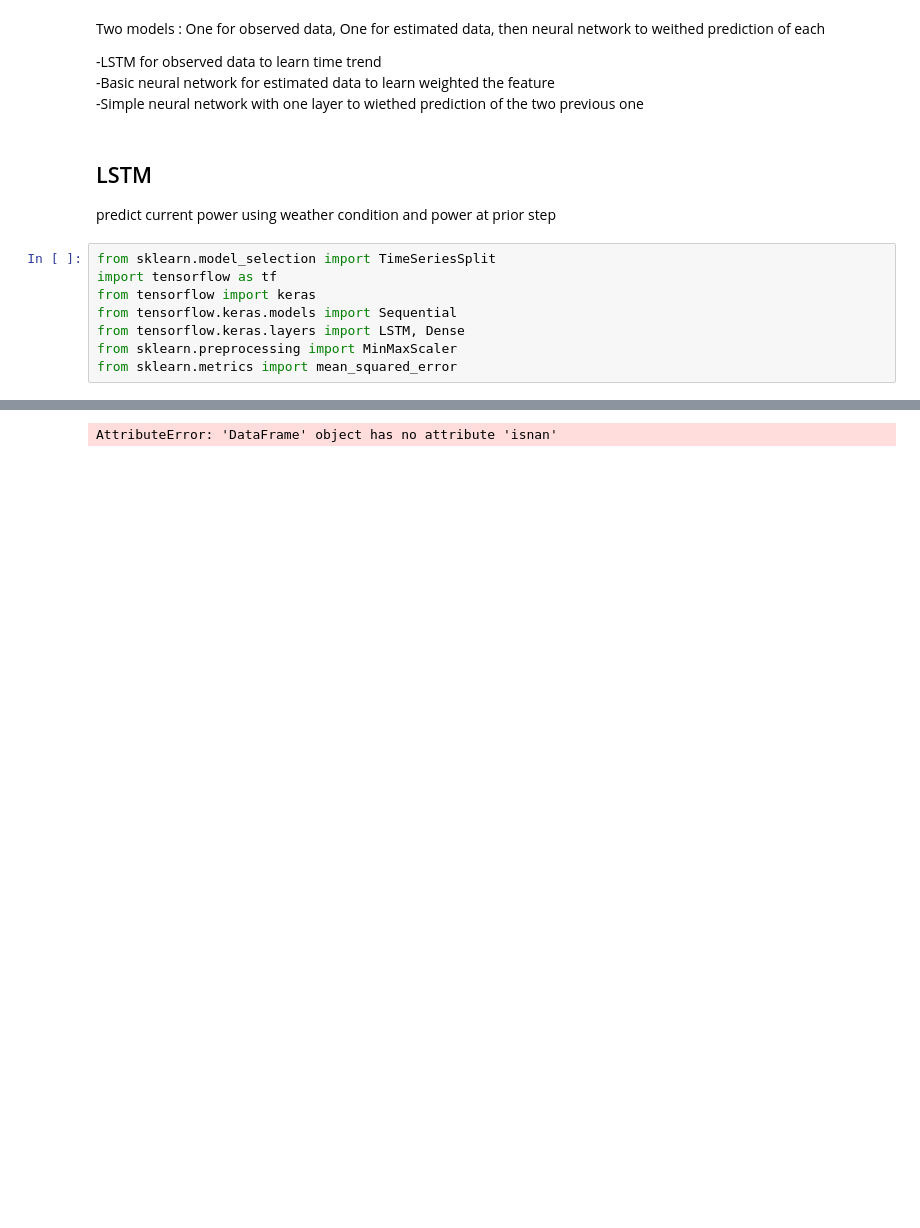
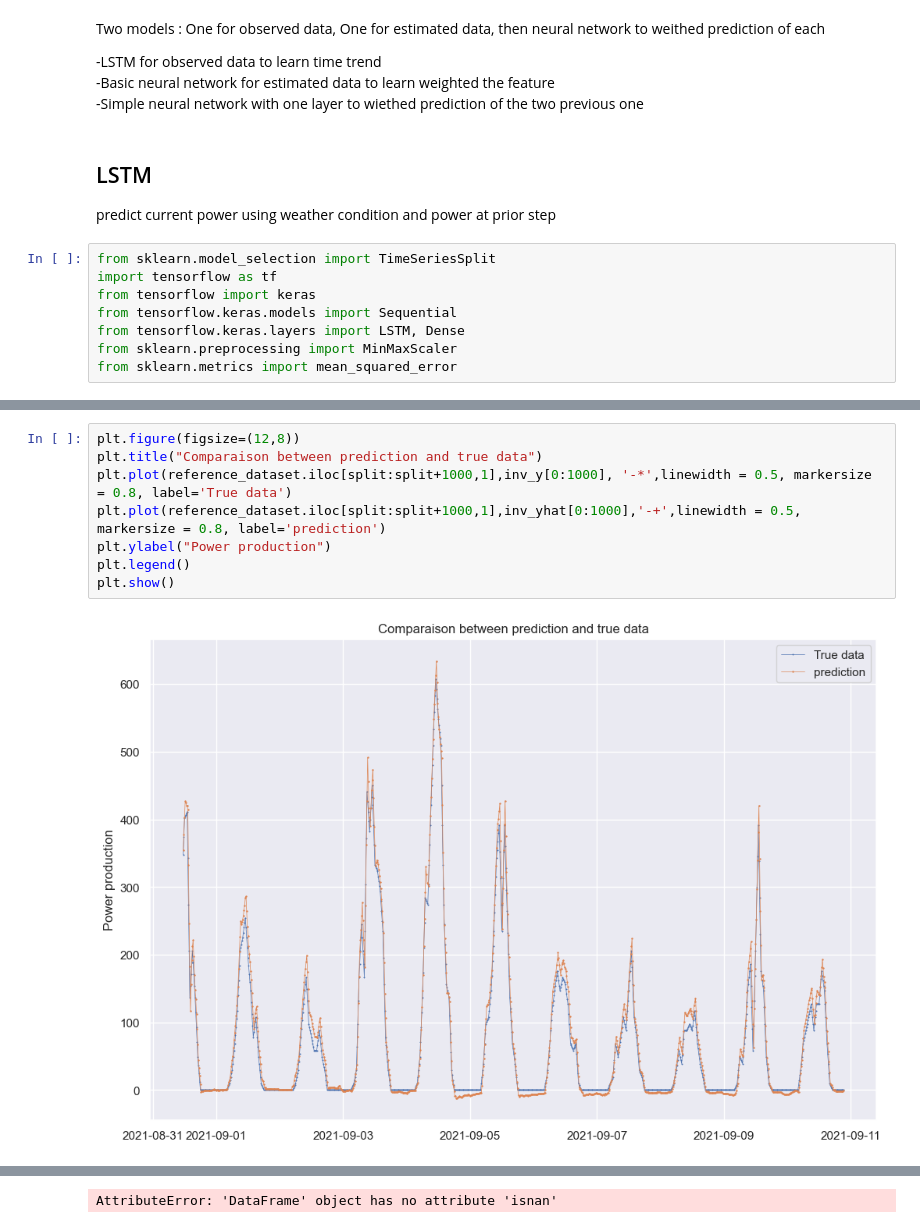
Before and after one commit to hugokerino/Energy-forecasting-NTNU, a Jupyter notebook: data/Hugo/notebook_hugo.ipynb, the cells around one changed output, grey strips where cells are left out. Cells and saved outputs as stored; diff of their text form; blank space fills up the shorter version.

```diff
--- a/data/Hugo/notebook_hugo.ipynb
+++ b/data/Hugo/notebook_hugo.ipynb
@@ -672,0 +706,10 @@ ValueError: operands could not be broadcast together with shapes (23359,114) (38
+# %%
+plt.figure(figsize=(12,8))
+plt.title("Comparaison between prediction and true data")
+plt.plot(reference_dataset.iloc[split:split+1000,1],inv_y[0:1000], '-*',linewidth = 0.5, markersize = 0.8, label='True data')
+plt.plot(reference_dataset.iloc[split:split+1000,1],inv_yhat[0:1000],'-+',linewidth = 0.5, markersize = 0.8, label='prediction')
+plt.ylabel("Power production")
+plt.legend()
+plt.show()
+# %% [output]
+[figure, added]
```
Also changed, not shown: parts of 18 cells of this notebook.
